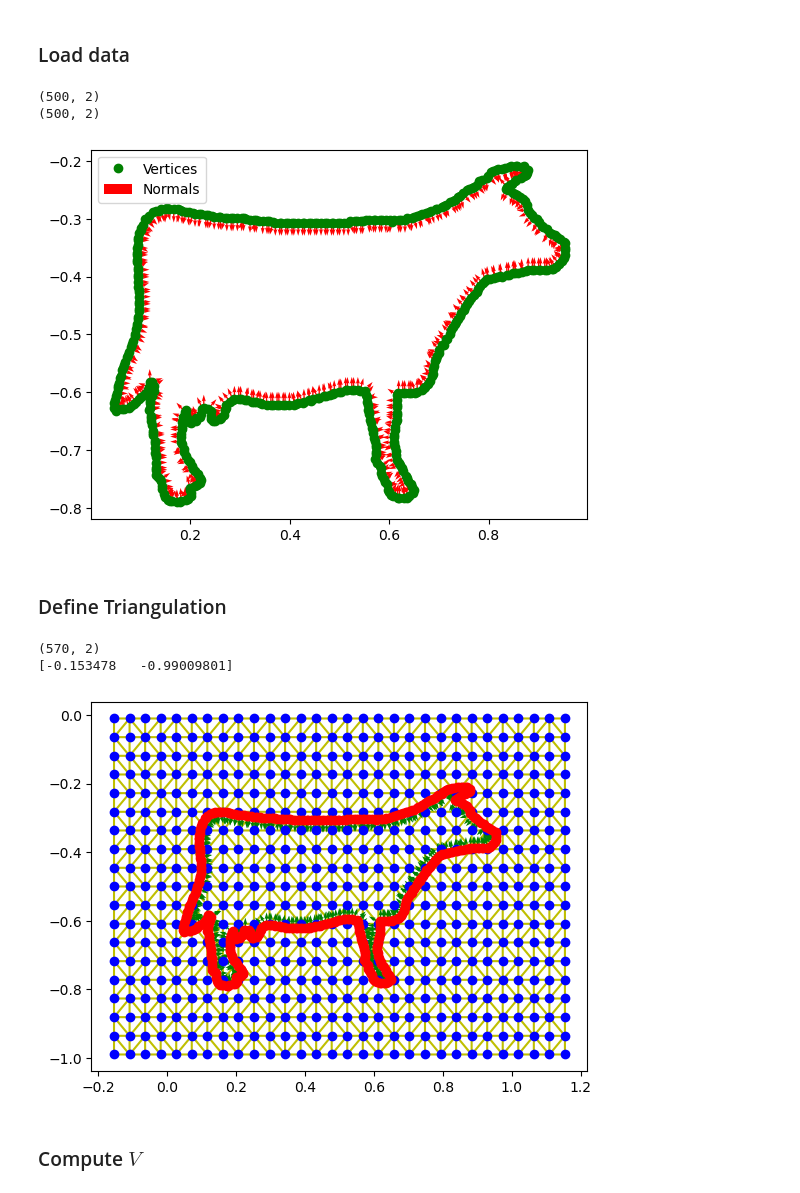
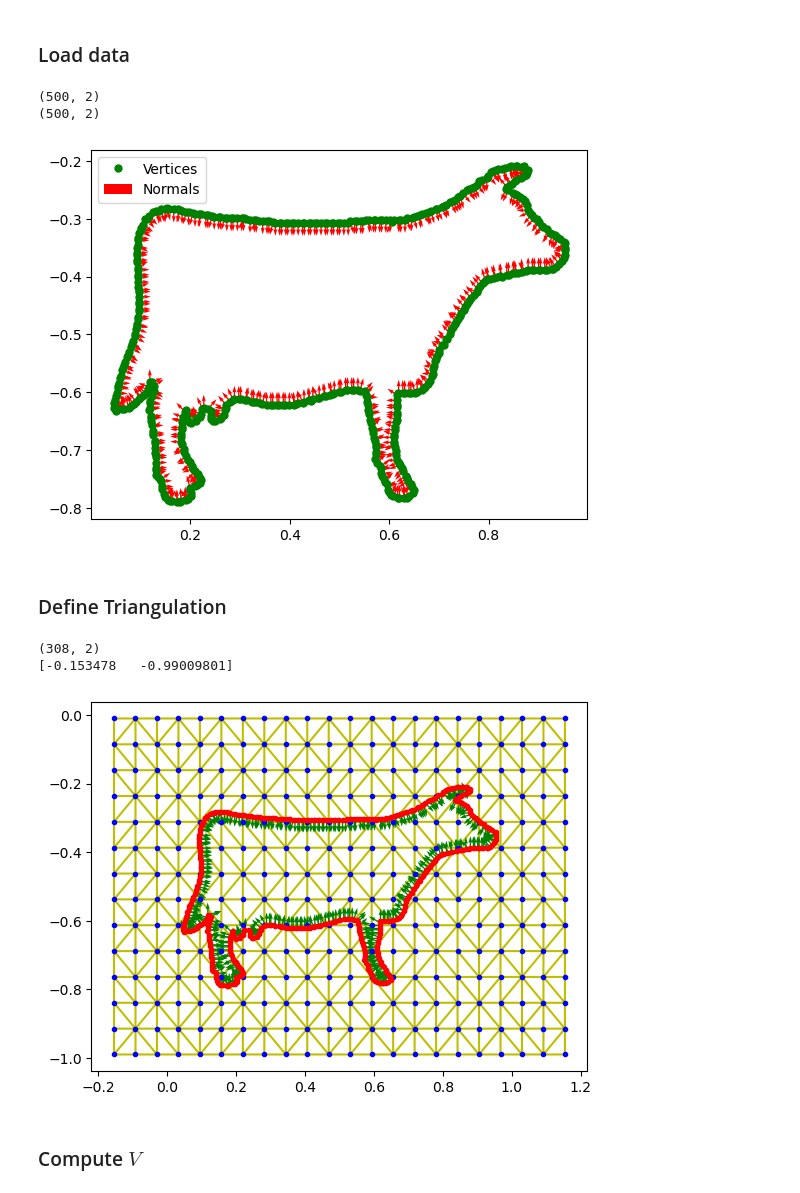
Before and after one commit to lfogarty98/psr_project, a Jupyter notebook: psr.ipynb, the cells around one changed output. Saved outputs shown, nothing was run; the diff lists cells and outputs as text; code cells hidden in the pictures.

```diff
--- a/psr.ipynb
+++ b/psr.ipynb
@@ -17,16 +41,16 @@ def load_cow(every_ith=200):
 # %%
-data = load_cow()
+# Visualize data
 print(data[0].shape)
 print(data[1].shape)
 X, N = data[0], data[1]
-plt.plot(X[:,0], X[:,1], 'o', color='g',label="Vertices")
+plt.plot(X[:,0], X[:,1], 'o', color='g',label="Vertices", markersize=5)
 plt.quiver(X[:, 0], X[:, 1], N[:, 0], N[:, 1], angles='xy', scale_units='xy', color='r', label="Normals")
 plt.legend()
 plt.show()
 # %% [output]
 (500, 2)
 (500, 2)
-[figure, old version]
+[figure, new version]
 # %% [markdown]
 ### Define Triangulation ###
 # %%
@@ -45,25 +69,25 @@ def compute_grid(X, min_x, max_x, min_y, max_y, cell_size=0.1, padding=0.2):
 # %%
 # define grid domain
 bounding_box = compute_bounding_box(X)
-regular_grid = compute_grid(X, *bounding_box, cell_size=0.03, padding=0.2)
+regular_grid = compute_grid(X, *bounding_box, cell_size=0.04, padding=0.2)
 
 points = np.array([regular_grid[0].ravel(), regular_grid[1].ravel()]).T
 print(points.shape)
 print(points[0])
 # %% [output]
-(570, 2)
+(308, 2)
 [-0.153478   -0.99009801]
 # %%
 # compute Delaunay triangulation
 from scipy.spatial import Delaunay
 triangulation = Delaunay(points)
 plt.triplot(points[:,0], points[:,1], triangulation.simplices, color='y')
-plt.plot(points[:,0], points[:,1], 'o', color='b')
-plt.plot(X[:,0], X[:,1], 'o', color='r')
+plt.plot(points[:,0], points[:,1], 'o', color='b', markersize=3)
+plt.plot(X[:,0], X[:,1], 'o', color='r', markersize=3)
 plt.quiver(X[:, 0], X[:, 1], N[:, 0], N[:, 1], angles='xy', scale_units='xy', color='g', label="Normals")
 plt.show()
 # %% [output]
-[figure, old version]
+[figure, new version]
 # %% [markdown]
 ### Compute $V$ ###
 # %%
```
Also changed, not shown: parts of 9 cells of this notebook, 2 other files.
